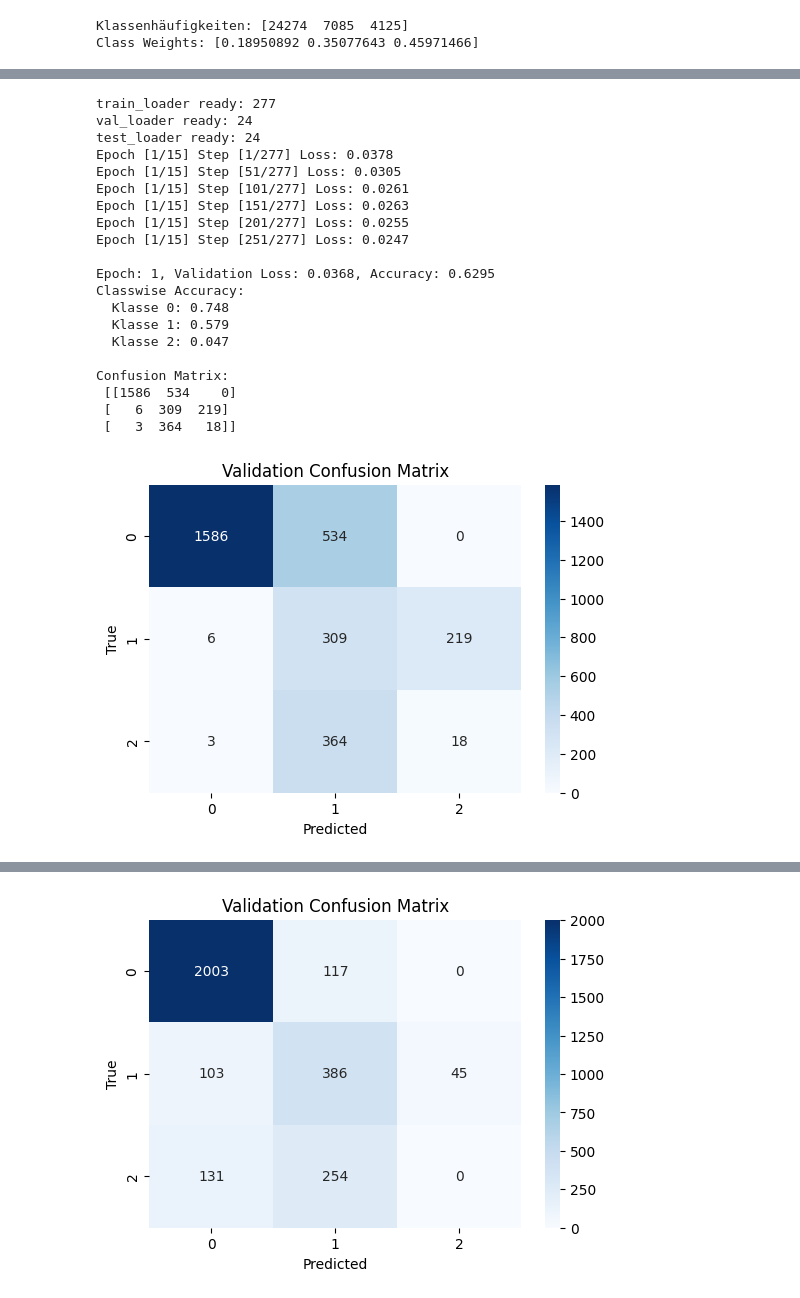
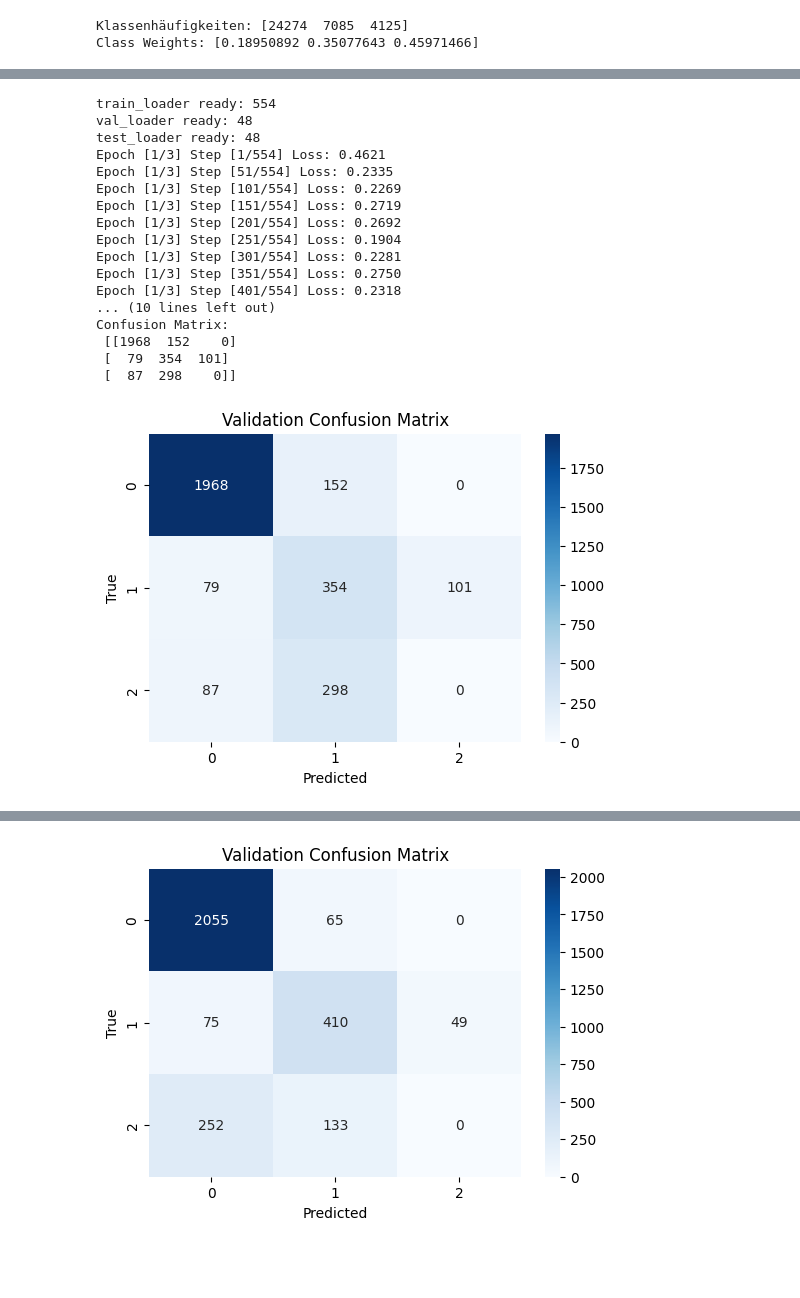
Before and after one commit to christianeiken-coder/Ai-Medical-Physics, a Jupyter notebook: Untitled0_2.ipynb, the cells around one changed output, grey strips where cells are left out. Cells and saved outputs as stored; diff of their text form; code cells hidden in the pictures; blank space fills up the shorter version.

```diff
--- a/Untitled0_2.ipynb
+++ b/Untitled0_2.ipynb
@@ -50,6 +137,10 @@ class LiTS_Dataset(Dataset):
         if maxv > 0:
             image /= maxv  # in [0,1]
 
+
+        _, H, W = image.shape
+        image = image[:, :, W // 2:]    # rechte Bildhälfte
+
         # --- Multi-Label Targets: [liver_visible, lesion_visible] ---
         liver_visible  = int(self.data.loc[idx, "liver_visible"])
         lesion_visible = int(self.data.loc[idx, "lesion_visible"])
@@ -65,12 +156,11 @@ class LiTS_Dataset(Dataset):
 
 train_tf = T.Compose([
     T.RandomRotation(10),
-    T.RandomHorizontalFlip(),
     T.RandomVerticalFlip(),
     T.RandomAffine(10, scale=(0.95, 1.05)),
 ])
 
-train_ds = LiTS_Dataset("/content/Clean_LiTS/train_classes.csv", mode="train", transform=train_tf)
+train_ds = LiTS_Dataset("/content/Clean_LiTS/train_classes.csv", mode="train")
 val_ds   = LiTS_Dataset("/content/Clean_LiTS/val_classes.csv",   mode="val")
 test_ds  = LiTS_Dataset("/content/Clean_LiTS/test_classes.csv",  mode="test")
 
@@ -254,7 +344,7 @@ Tumor weight: 0.8837504386901855
 #       DATALOADER
 # ============================
 
-batch_size = 128
+batch_size = 64
 
 train_loader = DataLoader(
     dataset=train_ds,
@@ -286,7 +376,7 @@ print("val_loader ready:", len(val_loader))
 print("test_loader ready:", len(test_loader))
 
 
-num_epochs = 15
+num_epochs = 3
 
 for epoch in range(num_epochs):
 
@@ -405,50 +495,47 @@ for epoch in range(num_epochs):
         for t, p in zip(all_targets_np, all_preds_np):
             class_total[t] += 1
             if t == p:
                 class_correct[t] += 1
 
         print("Classwise Accuracy:")
         for i in range(3):
             if class_total[i] > 0:
                 print(f"  Klasse {i}: {class_correct[i] / class_total[i]:.3f}")
             else:
                 print(f"  Klasse {i}: ---")
 
         # --------- CONFUSION MATRIX ---------
         from sklearn.metrics import confusion_matrix
         import seaborn as sns
         import matplotlib.pyplot as plt
 
         cm = confusion_matrix(all_targets_np, all_preds_np)
         print("\nConfusion Matrix:\n", cm)
 
         plt.figure(figsize=(6,4))
         sns.heatmap(cm, annot=True, fmt="d", cmap="Blues")
         plt.title("Validation Confusion Matrix")
         plt.xlabel("Predicted")
         plt.ylabel("True")
         plt.show()
 
         model.train()
 # %% [output]
-train_loader ready: 277
-val_loader ready: 24
-test_loader ready: 24
-Epoch [1/15] Step [1/277] Loss: 0.0378
-Epoch [1/15] Step [51/277] Loss: 0.0305
-Epoch [1/15] Step [101/277] Loss: 0.0261
-Epoch [1/15] Step [151/277] Loss: 0.0263
-Epoch [1/15] Step [201/277] Loss: 0.0255
-Epoch [1/15] Step [251/277] Loss: 0.0247
-
-Epoch: 1, Validation Loss: 0.0368, Accuracy: 0.6295
-Classwise Accuracy:
-  Klasse 0: 0.748
-  Klasse 1: 0.579
-  Klasse 2: 0.047
-
+train_loader ready: 554
+val_loader ready: 48
+test_loader ready: 48
+Epoch [1/3] Step [1/554] Loss: 0.4621
+Epoch [1/3] Step [51/554] Loss: 0.2335
+Epoch [1/3] Step [101/554] Loss: 0.2269
+Epoch [1/3] Step [151/554] Loss: 0.2719
+Epoch [1/3] Step [201/554] Loss: 0.2692
+Epoch [1/3] Step [251/554] Loss: 0.1904
+Epoch [1/3] Step [301/554] Loss: 0.2281
+Epoch [1/3] Step [351/554] Loss: 0.2750
+Epoch [1/3] Step [401/554] Loss: 0.2318
+... (10 lines left out)
 Confusion Matrix:
- [[1586  534    0]
- [   6  309  219]
- [   3  364   18]]
+ [[1968  152    0]
+ [  79  354  101]
+ [  87  298    0]]
-[figure, old version]
+[figure, new version]
@@ -472 +559 @@ Confusion Matrix:
-[figure, old version]
+[figure, new version]
```
Also changed, not shown: parts of 6 cells of this notebook.
